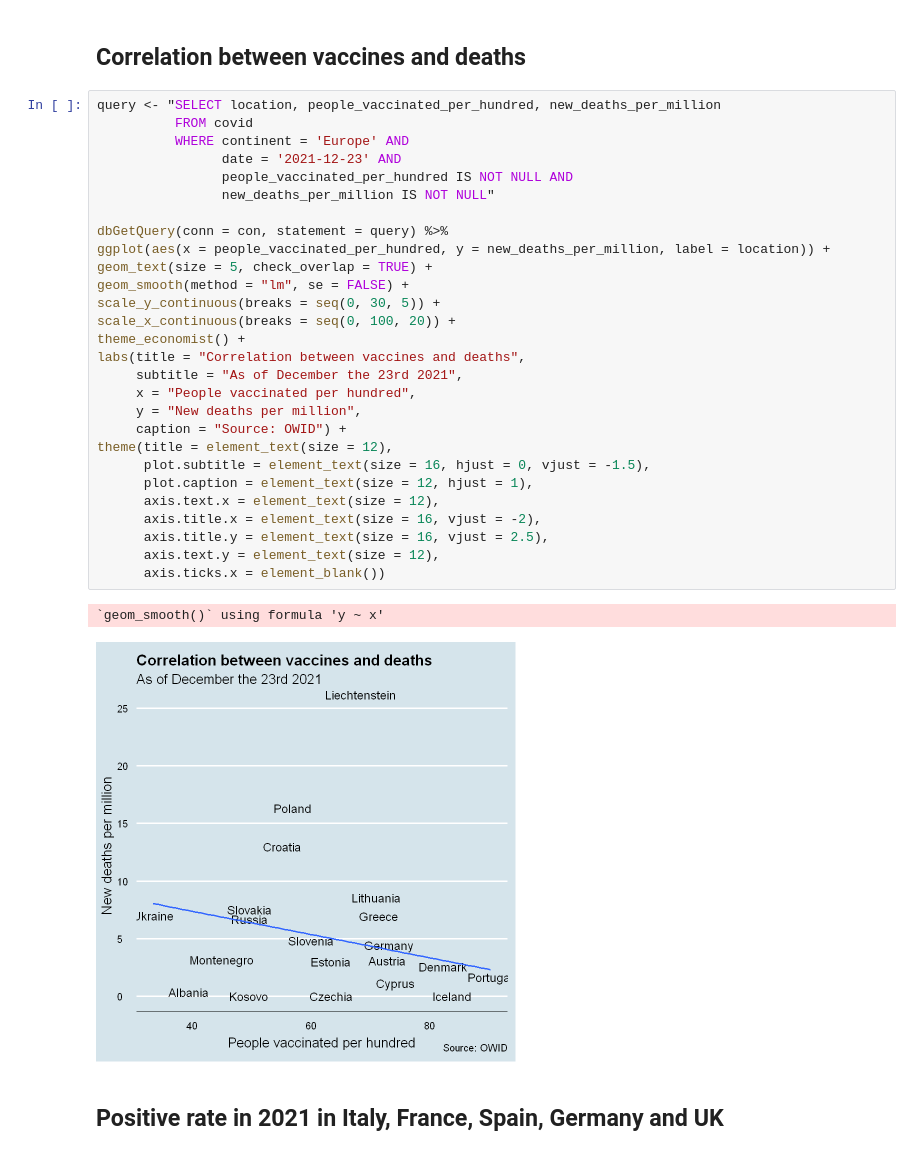
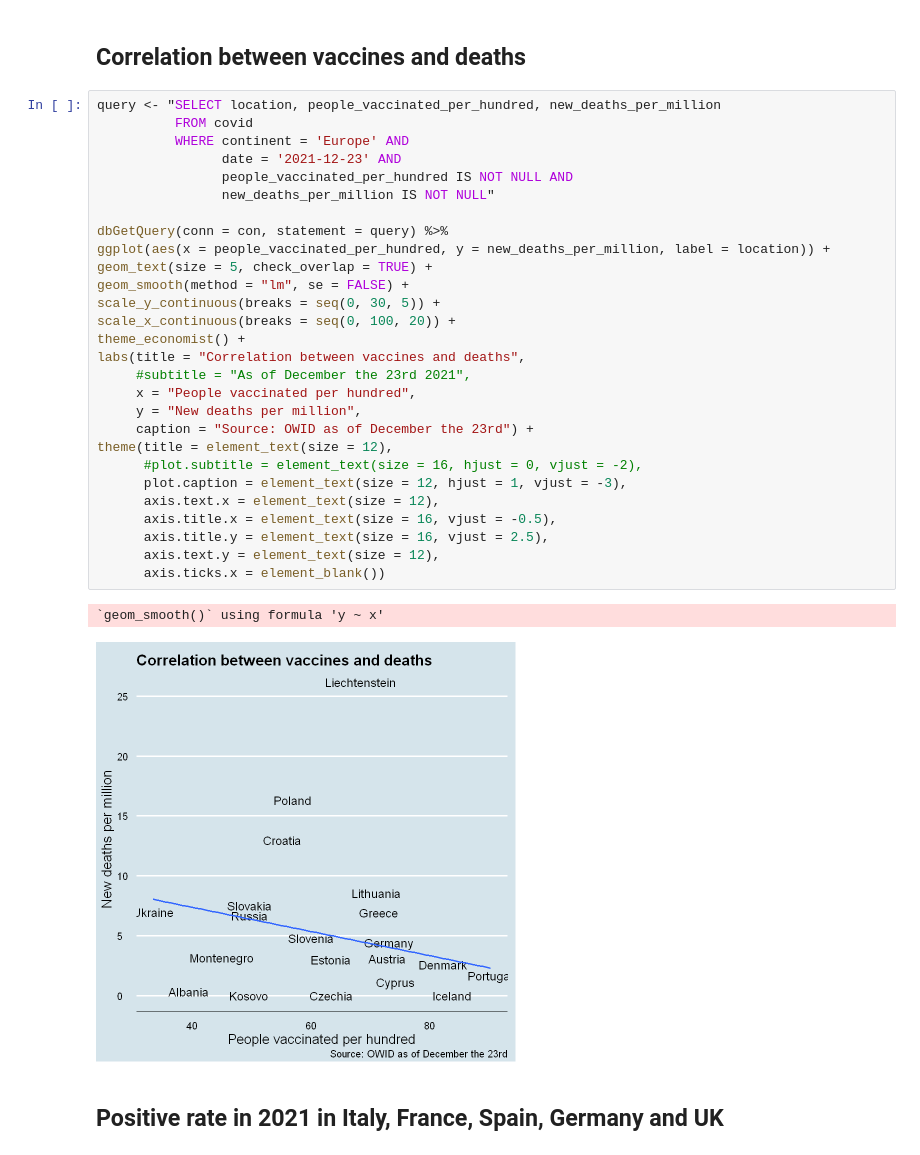
Before and after one commit to JacopoMalatesta/covid_cloud_database, a Jupyter notebook: 02 - Querying and visualizing the database with SQL and R.ipynb, the cells around one changed output. Drawn from its saved outputs; the diff is of its cells as text.

```diff
--- a/02 - Querying and visualizing the database with SQL and R.ipynb
+++ b/02 - Querying and visualizing the database with SQL and R.ipynb
@@ -54,34 +54,34 @@ theme(plot.title = element_text(size = 15, vjust = 2),
 # %%
 query <- "SELECT location, people_vaccinated_per_hundred, new_deaths_per_million
           FROM covid
           WHERE continent = 'Europe' AND
                 date = '2021-12-23' AND
                 people_vaccinated_per_hundred IS NOT NULL AND
                 new_deaths_per_million IS NOT NULL"
 
 dbGetQuery(conn = con, statement = query) %>%
 ggplot(aes(x = people_vaccinated_per_hundred, y = new_deaths_per_million, label = location)) +
 geom_text(size = 5, check_overlap = TRUE) +
 geom_smooth(method = "lm", se = FALSE) +
 scale_y_continuous(breaks = seq(0, 30, 5)) +
 scale_x_continuous(breaks = seq(0, 100, 20)) +
 theme_economist() +
 labs(title = "Correlation between vaccines and deaths",
-     subtitle = "As of December the 23rd 2021",
+     #subtitle = "As of December the 23rd 2021",
      x = "People vaccinated per hundred",
      y = "New deaths per million",
-     caption = "Source: OWID") +
+     caption = "Source: OWID as of December the 23rd") +
 theme(title = element_text(size = 12),
-      plot.subtitle = element_text(size = 16, hjust = 0, vjust = -1.5),
-      plot.caption = element_text(size = 12, hjust = 1),
+      #plot.subtitle = element_text(size = 16, hjust = 0, vjust = -2),
+      plot.caption = element_text(size = 12, hjust = 1, vjust = -3),
       axis.text.x = element_text(size = 12),
-      axis.title.x = element_text(size = 16, vjust = -2),
+      axis.title.x = element_text(size = 16, vjust = -0.5),
       axis.title.y = element_text(size = 16, vjust = 2.5),
       axis.text.y = element_text(size = 12),
       axis.ticks.x = element_blank())
 # %% [output]
 `geom_smooth()` using formula 'y ~ x'
-[figure, old version]
+[figure, new version]
 # %% [markdown]
 ## Positive rate in 2021 in Italy, France, Spain, Germany and UK
 # %%
```
Also changed, not shown: parts of 6 cells of this notebook, 1 other file.
